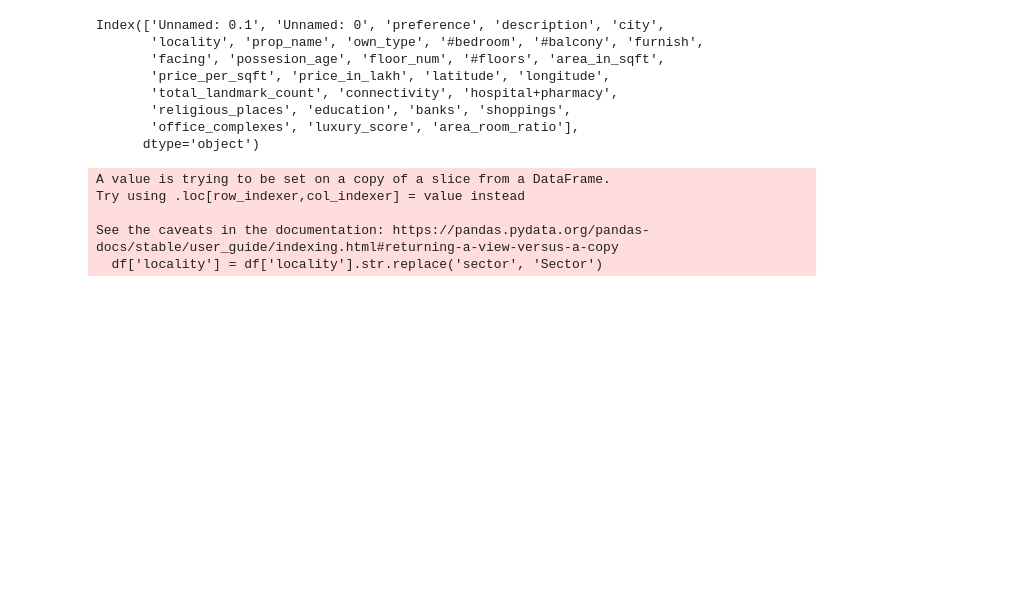
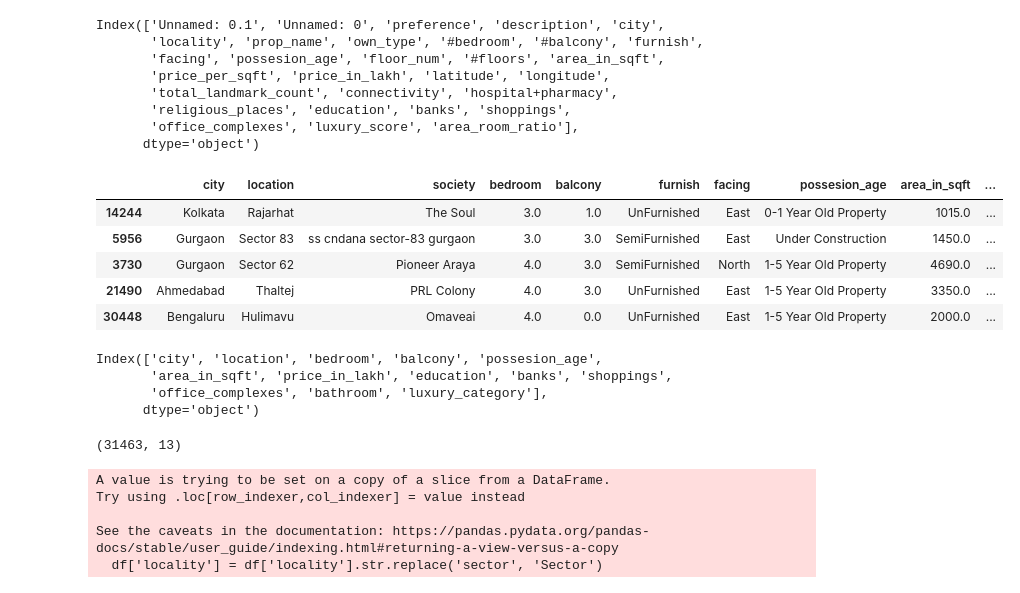
Before and after one commit to vaibhavO1/CapStone-Project, a Jupyter notebook: basline_model_selection.ipynb, the cells around one changed output. Cells and saved outputs as stored; diff of their text form; code cells hidden in the pictures; blank space fills up the shorter version.

```diff
--- a/basline_model_selection.ipynb
+++ b/basline_model_selection.ipynb
@@ -3,3 +3,5 @@ import numpy as np
 import pandas as pd
 # %%
 df = pd.read_csv('/content/drive/MyDrive/pro/res_apart_S6.csv')
+# %%
+df = pd.read_csv('t_fs.csv')
@@ -6,3 +12,5 @@ df = pd.read_csv('/content/drive/MyDrive/pro/res_apart_S6.csv')
+# %%
+df.drop_duplicates(inplace=True)
 # %%
 temp = df[df.city == 'Gurgaon']
 # %%
@@ -52,3 +60,19 @@ pd.set_option('display.max_columns', None)
 pd.set_option('display.max_rows', None)
 # %%
 df = temp[['locality', '#bedroom',	'#balcony',	'facing',	'possesion_age',	'area_in_sqft',	'connectivity',	'hospital+pharmacy',	'religious_places',	'education',	'banks',	'luxury_score',	'price_in_lakh']]
+# %%
+df.sample(5)
+# %% [output]
+|  | city | location | society | bedroom | balcony | furnish | facing | possesion_age | area_in_sqft | ... |
+| 14244 | Kolkata | Rajarhat | The Soul | 3.0 | 1.0 | UnFurnished | East | 0-1 Year Old Property | 1015.0 | ... |
+| 5956 | Gurgaon | Sector 83 | ss cndana sector-83 gurgaon | 3.0 | 3.0 | SemiFurnished | East | Under Construction | 1450.0 | ... |
+| 3730 | Gurgaon | Sector 62 | Pioneer Araya | 4.0 | 3.0 | SemiFurnished | North | 1-5 Year Old Property | 4690.0 | ... |
+| 21490 | Ahmedabad | Thaltej | PRL Colony | 4.0 | 3.0 | UnFurnished | East | 1-5 Year Old Property | 3350.0 | ... |
+| 30448 | Bengaluru | Hulimavu | Omaveai | 4.0 | 0.0 | UnFurnished | East | 1-5 Year Old Property | 2000.0 | ... |
+# %%
+df.columns
+# %% [output]
+Index(['city', 'location', 'bedroom', 'balcony', 'possesion_age',
+       'area_in_sqft', 'price_in_lakh', 'education', 'banks', 'shoppings',
+       'office_complexes', 'bathroom', 'luxury_category'],
+      dtype='object')
@@ -54,0 +83,4 @@ df = temp[['locality', '#bedroom',	'#balcony',	'facing',	'possesion_age',	'area_
+# %%
+df.shape
+# %% [output]
+(31463, 13)
```
Also changed, not shown: parts of 63 cells of this notebook.
